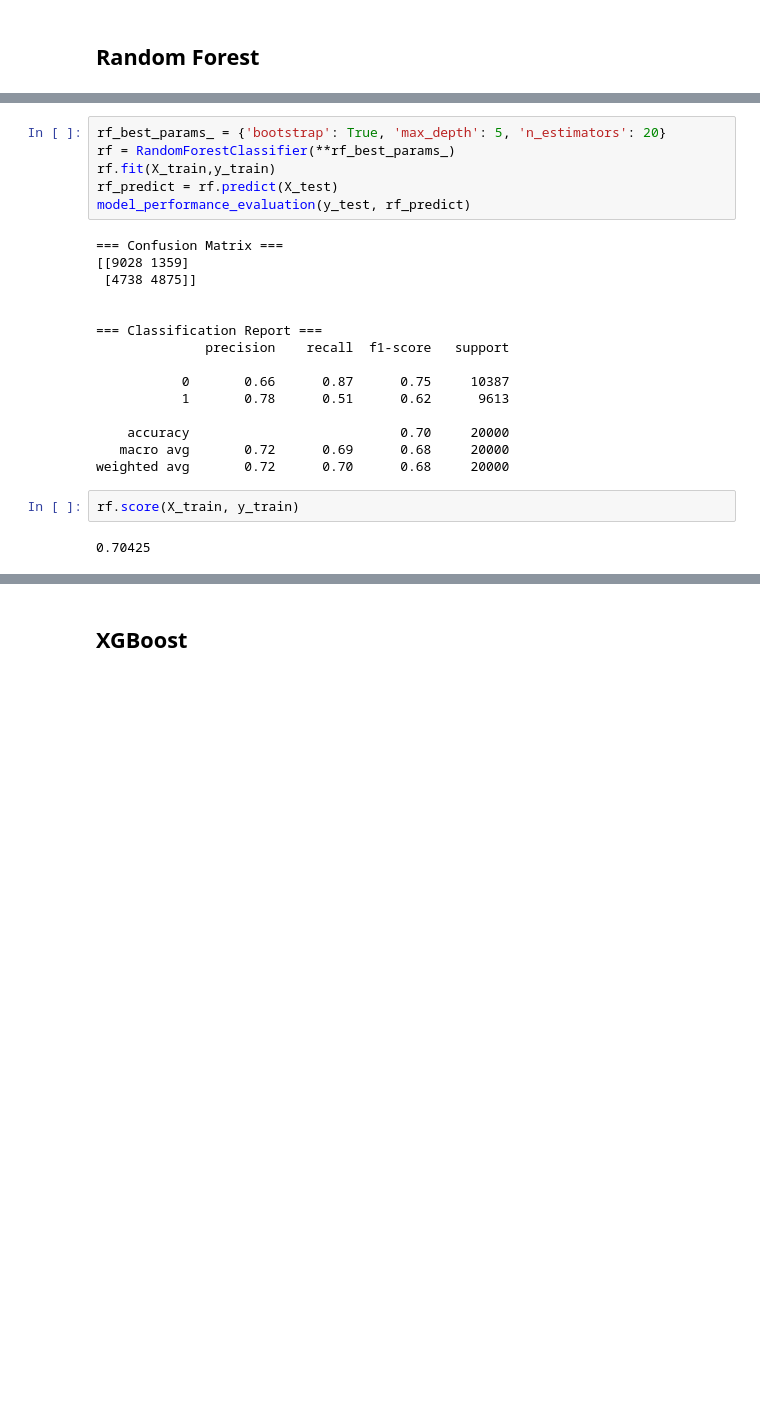
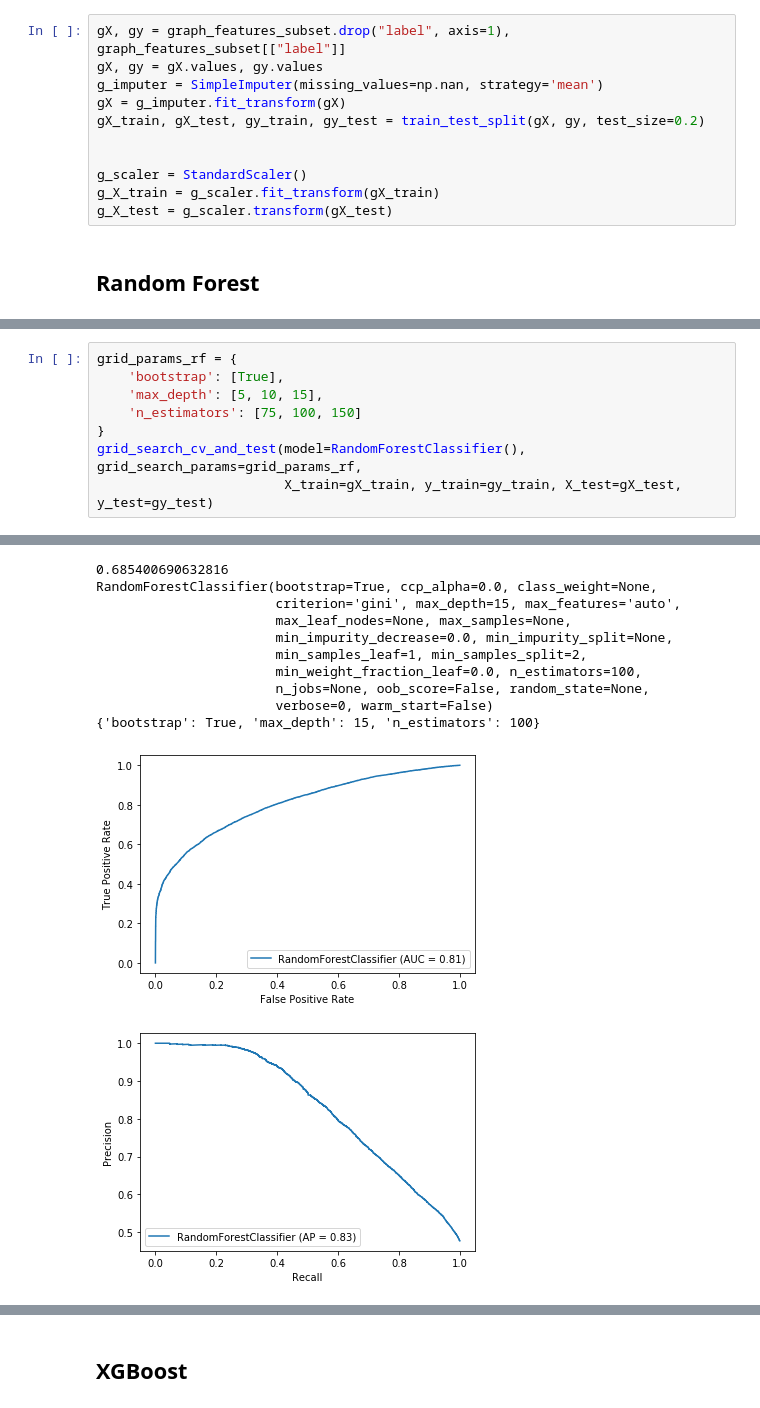
Before and after one commit to alielabridi/NTDS_2019, a Jupyter notebook: projects/classification/classification.ipynb, the cells around one changed output, grey strips where cells are left out. Drawn from its saved outputs; the diff is of its cells as text; blank space fills up the shorter version.

```diff
--- a/projects/classification/classification.ipynb
+++ b/projects/classification/classification.ipynb
@@ -153,2 +117,13 @@ X_test = scaler.transform(X_test)
+# %%
+gX, gy = graph_features_subset.drop("label", axis=1), graph_features_subset[["label"]]
+gX, gy = gX.values, gy.values
+g_imputer = SimpleImputer(missing_values=np.nan, strategy='mean')
+gX = g_imputer.fit_transform(gX)
+gX_train, gX_test, gy_train, gy_test = train_test_split(gX, gy, test_size=0.2)
+
+
+g_scaler = StandardScaler()
+g_X_train = g_scaler.fit_transform(gX_train)
+g_X_test = g_scaler.transform(gX_test)
 # %% [markdown]
 ## Random Forest
@@ -185,25 +130,9 @@ RandomForestClassifier(bootstrap=True, ccp_alpha=0.0, class_weight=None,
-# %%
-rf_best_params_ = {'bootstrap': True, 'max_depth': 5, 'n_estimators': 20}
-rf = RandomForestClassifier(**rf_best_params_)
-rf.fit(X_train,y_train)
-rf_predict = rf.predict(X_test)
-model_performance_evaluation(y_test, rf_predict)
-# %% [output]
-=== Confusion Matrix ===
-[[9028 1359]
- [4738 4875]]
-
-
-=== Classification Report ===
-              precision    recall  f1-score   support
-
-           0       0.66      0.87      0.75     10387
-           1       0.78      0.51      0.62      9613
-
-    accuracy                           0.70     20000
-   macro avg       0.72      0.69      0.68     20000
-weighted avg       0.72      0.70      0.68     20000
-# %%
-rf.score(X_train, y_train)
-# %% [output]
-0.70425
+# %%
+grid_params_rf = {
+    'bootstrap': [True],
+    'max_depth': [5, 10, 15],
+    'n_estimators': [75, 100, 150]
+}
+grid_search_cv_and_test(model=RandomForestClassifier(), grid_search_params=grid_params_rf,
+                        X_train=gX_train, y_train=gy_train, X_test=gX_test, y_test=gy_test)
+# %% [output]
@@ -209,0 +143,12 @@ rf.score(X_train, y_train)
+0.685400690632816
+RandomForestClassifier(bootstrap=True, ccp_alpha=0.0, class_weight=None,
+                       criterion='gini', max_depth=15, max_features='auto',
+                       max_leaf_nodes=None, max_samples=None,
+                       min_impurity_decrease=0.0, min_impurity_split=None,
+                       min_samples_leaf=1, min_samples_split=2,
+                       min_weight_fraction_leaf=0.0, n_estimators=100,
+                       n_jobs=None, oob_score=False, random_state=None,
+                       verbose=0, warm_start=False)
+{'bootstrap': True, 'max_depth': 15, 'n_estimators': 100}
+[figure, added]
+[figure, added]
```
Also changed, not shown: parts of 32 cells of this notebook, 1 other file.
